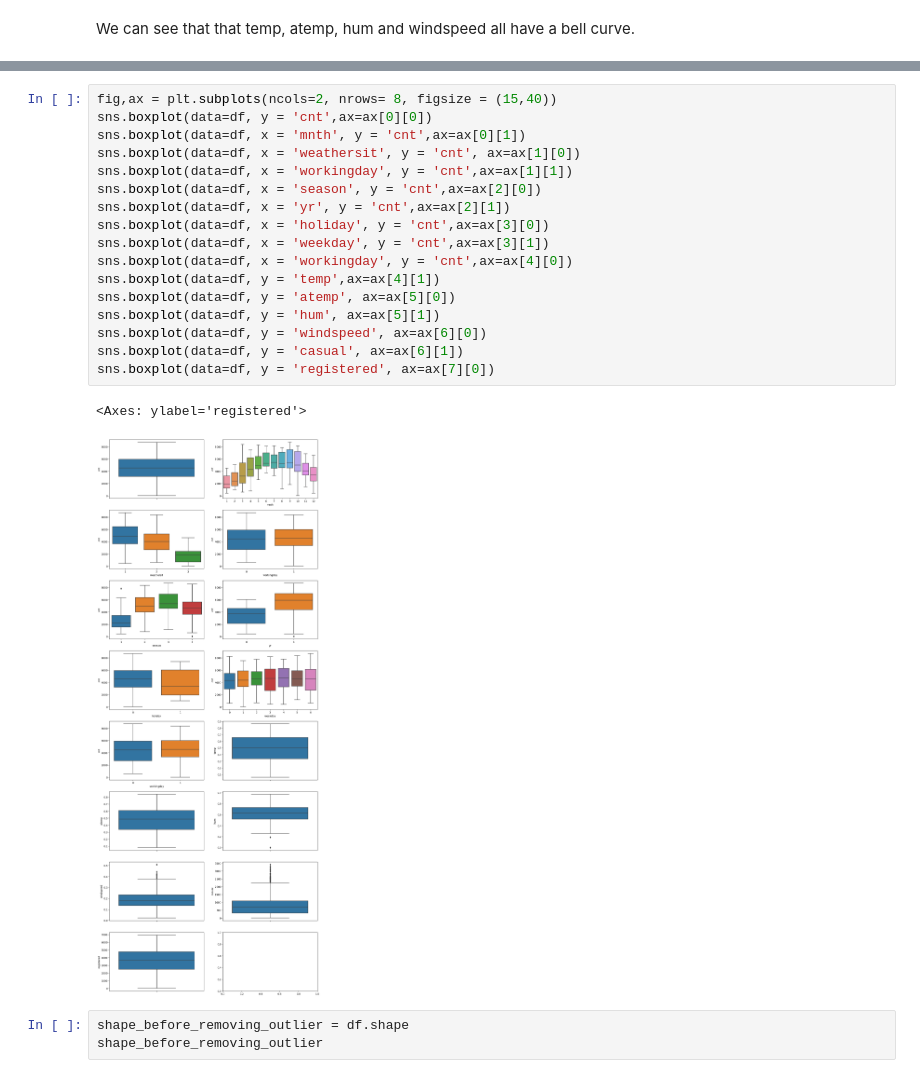
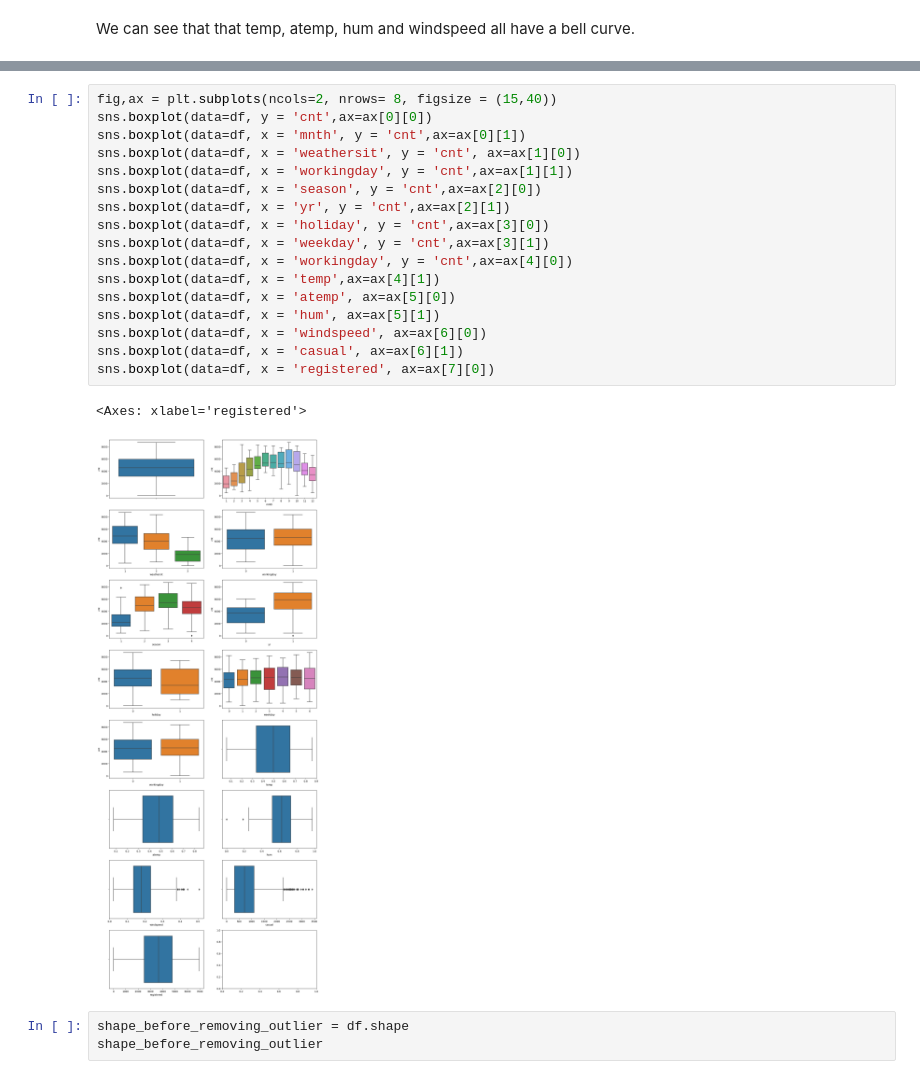
Before and after one commit to Aryan120798/BlueBike, a Jupyter notebook: BlueBike.ipynb, the cells around one changed output, grey strips where cells are left out. Saved outputs shown, nothing was run; the diff lists cells and outputs as text.

```diff
--- a/BlueBike.ipynb
+++ b/BlueBike.ipynb
@@ -106,23 +98,23 @@ sns.heatmap(df.corr('pearson'), cmap="crest")
 # %%
 fig,ax = plt.subplots(ncols=2, nrows= 8, figsize = (15,40))
 sns.boxplot(data=df, y = 'cnt',ax=ax[0][0])
 sns.boxplot(data=df, x = 'mnth', y = 'cnt',ax=ax[0][1])
 sns.boxplot(data=df, x = 'weathersit', y = 'cnt', ax=ax[1][0])
 sns.boxplot(data=df, x = 'workingday', y = 'cnt',ax=ax[1][1])
 sns.boxplot(data=df, x = 'season', y = 'cnt',ax=ax[2][0])
 sns.boxplot(data=df, x = 'yr', y = 'cnt',ax=ax[2][1])
 sns.boxplot(data=df, x = 'holiday', y = 'cnt',ax=ax[3][0])
 sns.boxplot(data=df, x = 'weekday', y = 'cnt',ax=ax[3][1])
 sns.boxplot(data=df, x = 'workingday', y = 'cnt',ax=ax[4][0])
-sns.boxplot(data=df, y = 'temp',ax=ax[4][1])
-sns.boxplot(data=df, y = 'atemp', ax=ax[5][0])
-sns.boxplot(data=df, y = 'hum', ax=ax[5][1])
-sns.boxplot(data=df, y = 'windspeed', ax=ax[6][0])
-sns.boxplot(data=df, y = 'casual', ax=ax[6][1])
-sns.boxplot(data=df, y = 'registered', ax=ax[7][0])
+sns.boxplot(data=df, x = 'temp',ax=ax[4][1])
+sns.boxplot(data=df, x = 'atemp', ax=ax[5][0])
+sns.boxplot(data=df, x = 'hum', ax=ax[5][1])
+sns.boxplot(data=df, x = 'windspeed', ax=ax[6][0])
+sns.boxplot(data=df, x = 'casual', ax=ax[6][1])
+sns.boxplot(data=df, x = 'registered', ax=ax[7][0])
 # %% [output]
-<Axes: ylabel='registered'>
+<Axes: xlabel='registered'>
-[figure, old version]
+[figure, new version]
 # %%
 shape_before_removing_outlier = df.shape
 shape_before_removing_outlier
```
Also changed, not shown: parts of 8 cells of this notebook.
